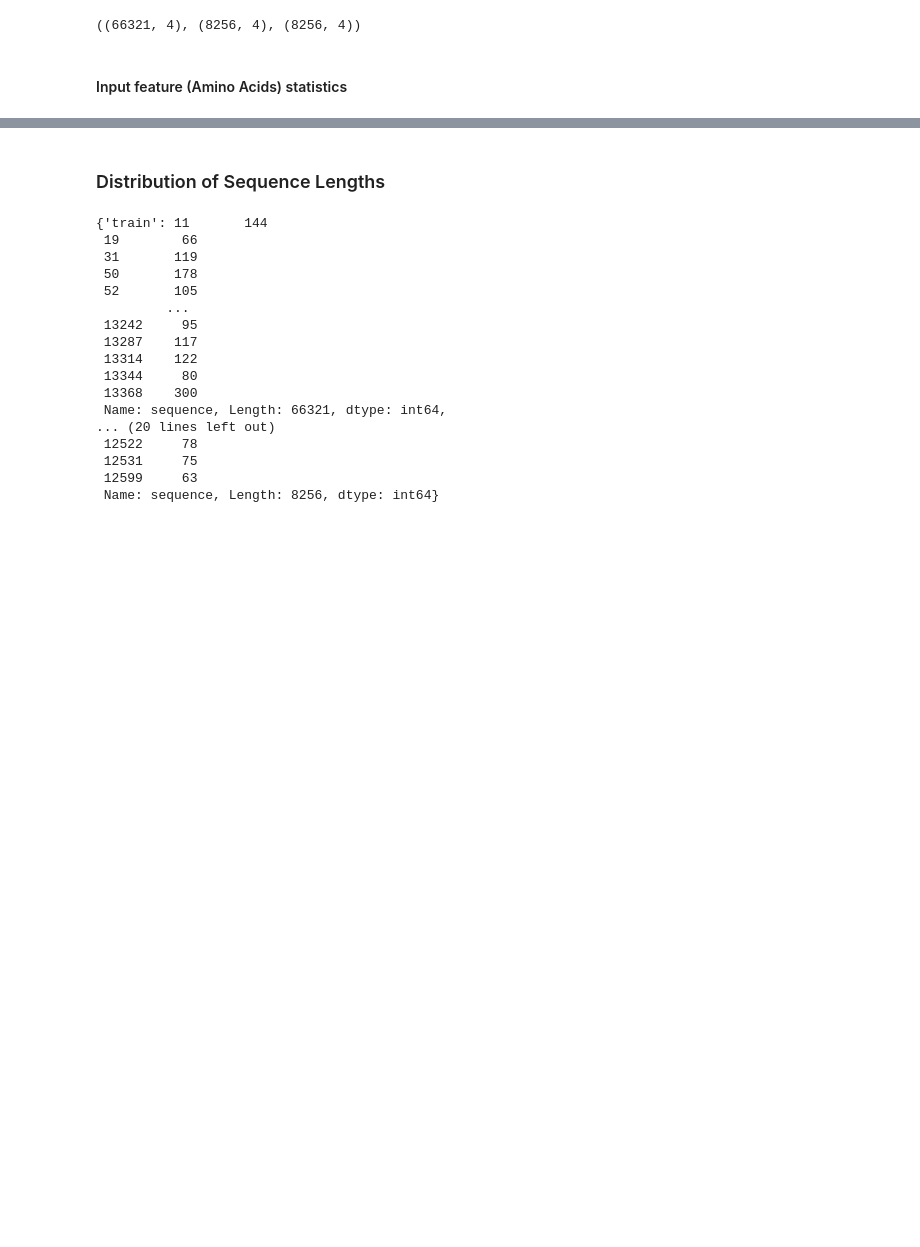
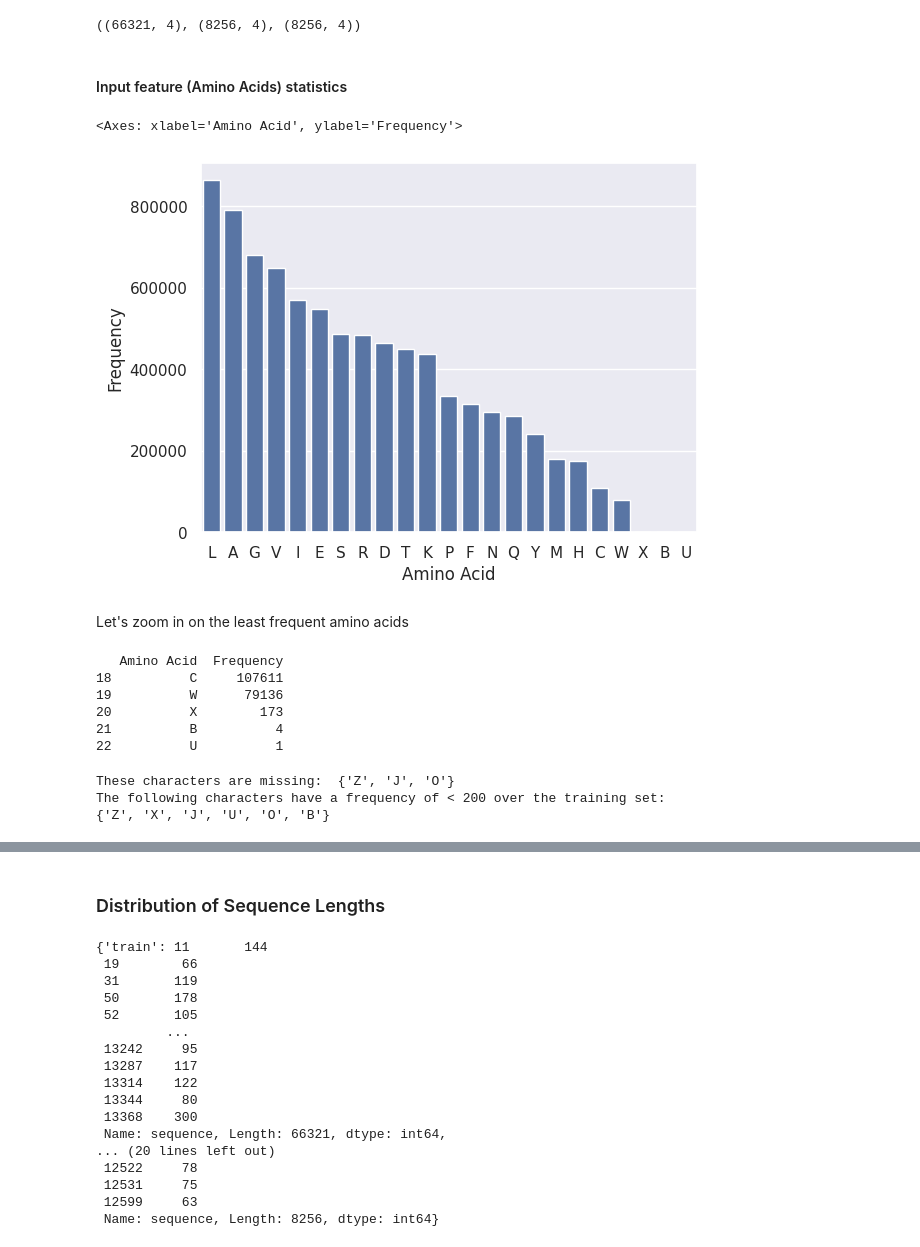
Before and after one commit to jl3720/pfam, a Jupyter notebook: pfam.ipynb, the cells around one changed output, grey strips where cells are left out. Saved outputs shown, nothing was run; the diff lists cells and outputs as text; code cells hidden in the pictures; blank space fills up the shorter version.

Commit message:
Added amino acid distribution, unknown token replacement, sequence length padding.

```diff
--- a/pfam.ipynb
+++ b/pfam.ipynb
@@ -183,3 +183,56 @@ top_train_df.shape, top_dev_df.shape, top_test_df.shape
 ((66321, 4), (8256, 4), (8256, 4))
 # %% [markdown]
 #### Input feature (Amino Acids) statistics
+# %%
+def amino_acid_frequency(input_df, sequence_column='sequence'):
+    # Concatenate all sequences into a single string
+    all_sequences = ''.join(input_df[sequence_column])
+
+    # Calculate amino acid frequencies
+    amino_acid_counts = {}
+    for amino_acid in set(all_sequences):
+        count = all_sequences.count(amino_acid)
+        amino_acid_counts[amino_acid] = count
+
+    # Create a dataframe from the counts
+    frequency_df = pd.DataFrame(list(amino_acid_counts.items()), columns=['Amino Acid', 'Frequency'])
+
+    # Sort the dataframe by frequency in descending order
+    frequency_df = frequency_df.sort_values(by='Frequency', ascending=False).reset_index(drop=True)
+
+    return frequency_df
+
+# Example usage
+amino_acid_freqs_df = amino_acid_frequency(top_train_df)
+
+# Plot the amino acid frequencies
+sns.barplot(x='Amino Acid', y='Frequency', data=amino_acid_freqs_df)
+# %% [output]
+<Axes: xlabel='Amino Acid', ylabel='Frequency'>
+[figure, added]
+# %% [markdown]
+Let's zoom in on the least frequent amino acids
+# %%
+print(amino_acid_freqs_df[-5:])
+# %% [output]
+   Amino Acid  Frequency
+18          C     107611
+19          W      79136
+20          X        173
+21          B          4
+22          U          1
+# %%
+import string
+# See which characters are missing
+missing_chars = set(string.ascii_uppercase) - set(amino_acid_freqs_df["Amino Acid"].values)
+print("These characters are missing: ", missing_chars)
+# Get amino acids with frequency < 5000
+low_frequency_df = amino_acid_freqs_df[amino_acid_freqs_df["Frequency"] < 5000]
+low_frequency = low_frequency_df["Amino Acid"].to_list()
+
+low_frequency = set(low_frequency).union(missing_chars)
+print(f"The following characters have a frequency of < 200 over the training set:\n{low_frequency}")
+# %% [output]
+These characters are missing:  {'Z', 'J', 'O'}
+The following characters have a frequency of < 200 over the training set:
+{'Z', 'X', 'J', 'U', 'O', 'B'}
```
Also changed, not shown: parts of 9 cells of this notebook.
